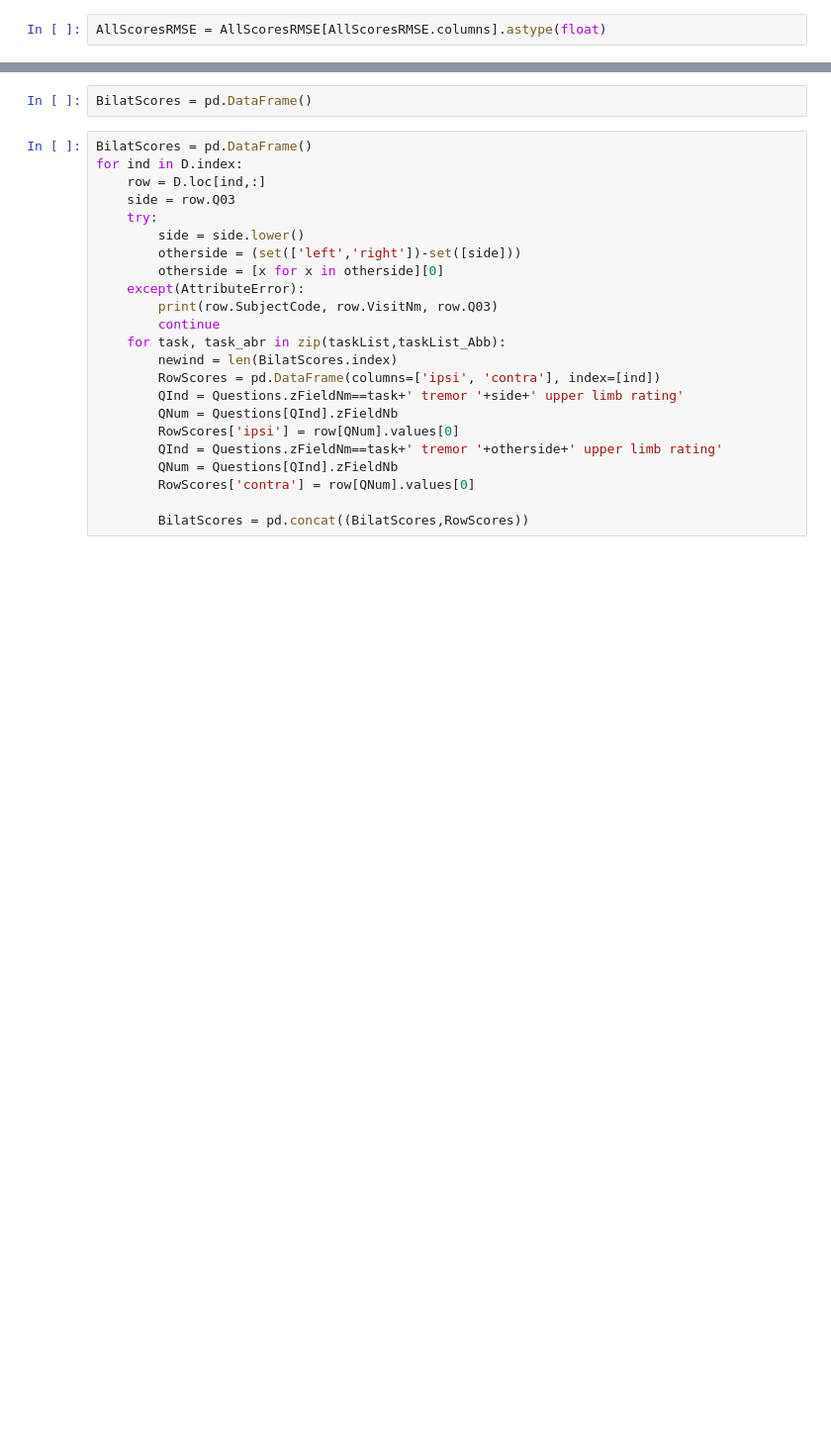
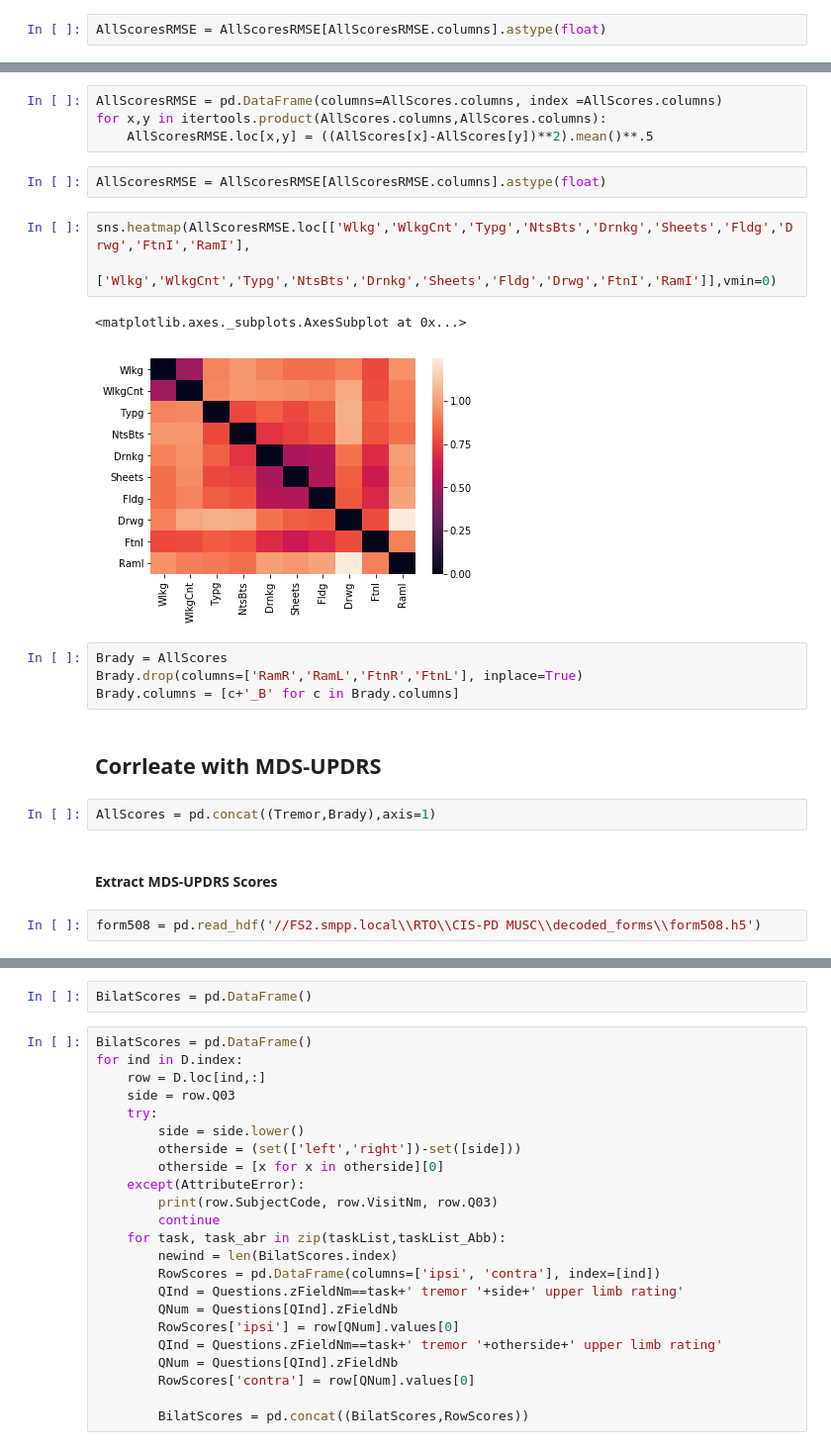
Before and after one commit to nshawen/CIS-PD_Curation, a Jupyter notebook: Clinician Score Correlation.ipynb, the cells around one changed output, grey strips where cells are left out. Shown at 99% size. Drawn from its saved outputs; the diff is of its cells as text; blank space fills up the shorter version.

```diff
--- a/Clinician Score Correlation.ipynb
+++ b/Clinician Score Correlation.ipynb
@@ -80,0 +159,24 @@ sns.heatmap(AllScoresRMSE)
+# %%
+AllScoresRMSE = pd.DataFrame(columns=AllScores.columns, index =AllScores.columns)
+for x,y in itertools.product(AllScores.columns,AllScores.columns):
+    AllScoresRMSE.loc[x,y] = ((AllScores[x]-AllScores[y])**2).mean()**.5
+# %%
+AllScoresRMSE = AllScoresRMSE[AllScoresRMSE.columns].astype(float)
+# %%
+sns.heatmap(AllScoresRMSE.loc[['Wlkg','WlkgCnt','Typg','NtsBts','Drnkg','Sheets','Fldg','Drwg','FtnI','RamI'],
+                              ['Wlkg','WlkgCnt','Typg','NtsBts','Drnkg','Sheets','Fldg','Drwg','FtnI','RamI']],vmin=0)
+# %% [output]
+<matplotlib.axes._subplots.AxesSubplot at 0x...>
+[figure, added]
+# %%
+Brady = AllScores
+Brady.drop(columns=['RamR','RamL','FtnR','FtnL'], inplace=True)
+Brady.columns = [c+'_B' for c in Brady.columns]
+# %% [markdown]
+## Corrleate with MDS-UPDRS
+# %%
+AllScores = pd.concat((Tremor,Brady),axis=1)
+# %% [markdown]
+#### Extract MDS-UPDRS Scores
+# %%
+form508 = pd.read_hdf('//FS2.smpp.local\\RTO\\CIS-PD MUSC\\decoded_forms\\form508.h5')
```
Also changed, not shown: parts of 19 cells of this notebook.
